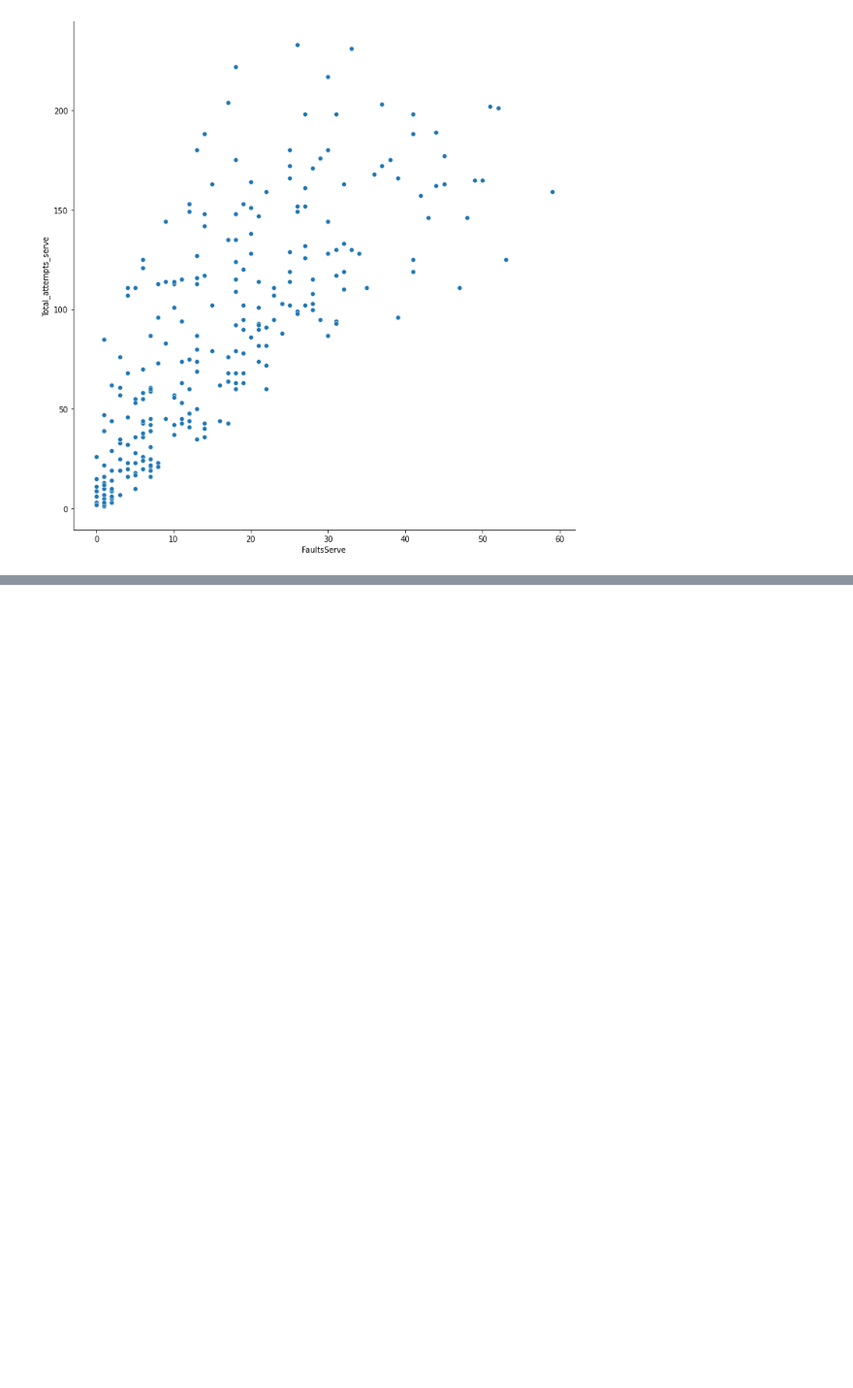
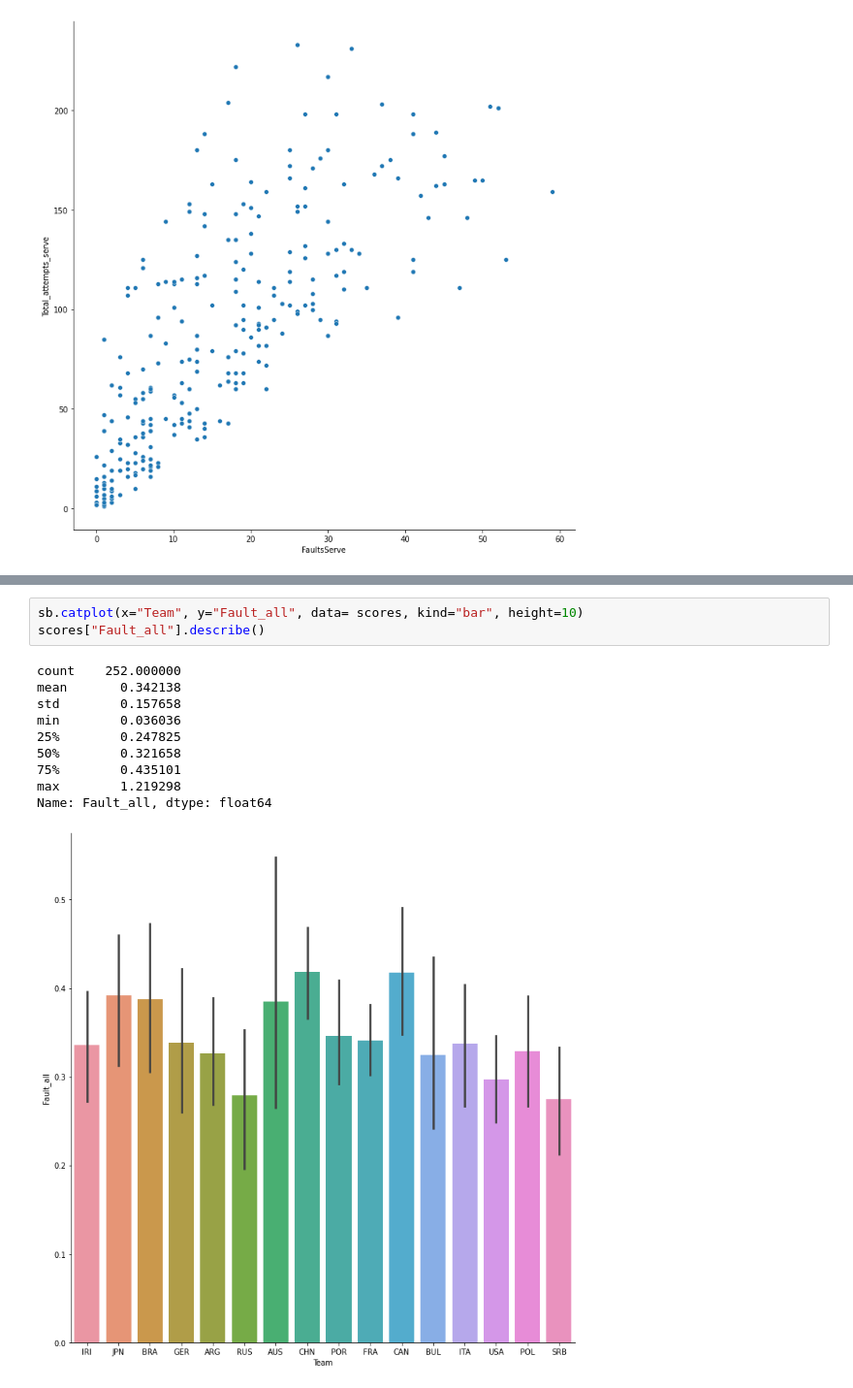
Before and after one commit to Quentin1402/dep-t-python, a Jupyter notebook: Présentation.ipynb, the cells around one changed output, grey strips where cells are left out. Shown: that part at 97% size. Saved outputs shown, nothing was run; the diff lists cells and outputs as text; blank space fills up the shorter version.

```diff
--- a/Présentation.ipynb
+++ b/Présentation.ipynb
@@ -62,0 +75,14 @@ scores["Result"] = ((scores["Total"] - scores["Total_fault"]) / scores["Total_At
+# %%
+sb.catplot(x="Team", y="Fault_all", data= scores, kind="bar", height=10)
+scores["Fault_all"].describe()
+# %% [output]
+count    252.000000
+mean       0.342138
+std        0.157658
+min        0.036036
+25%        0.247825
+50%        0.321658
+75%        0.435101
+max        1.219298
+Name: Fault_all, dtype: float64
+[figure, added]
```
Also changed, not shown: parts of 3 cells of this notebook.
